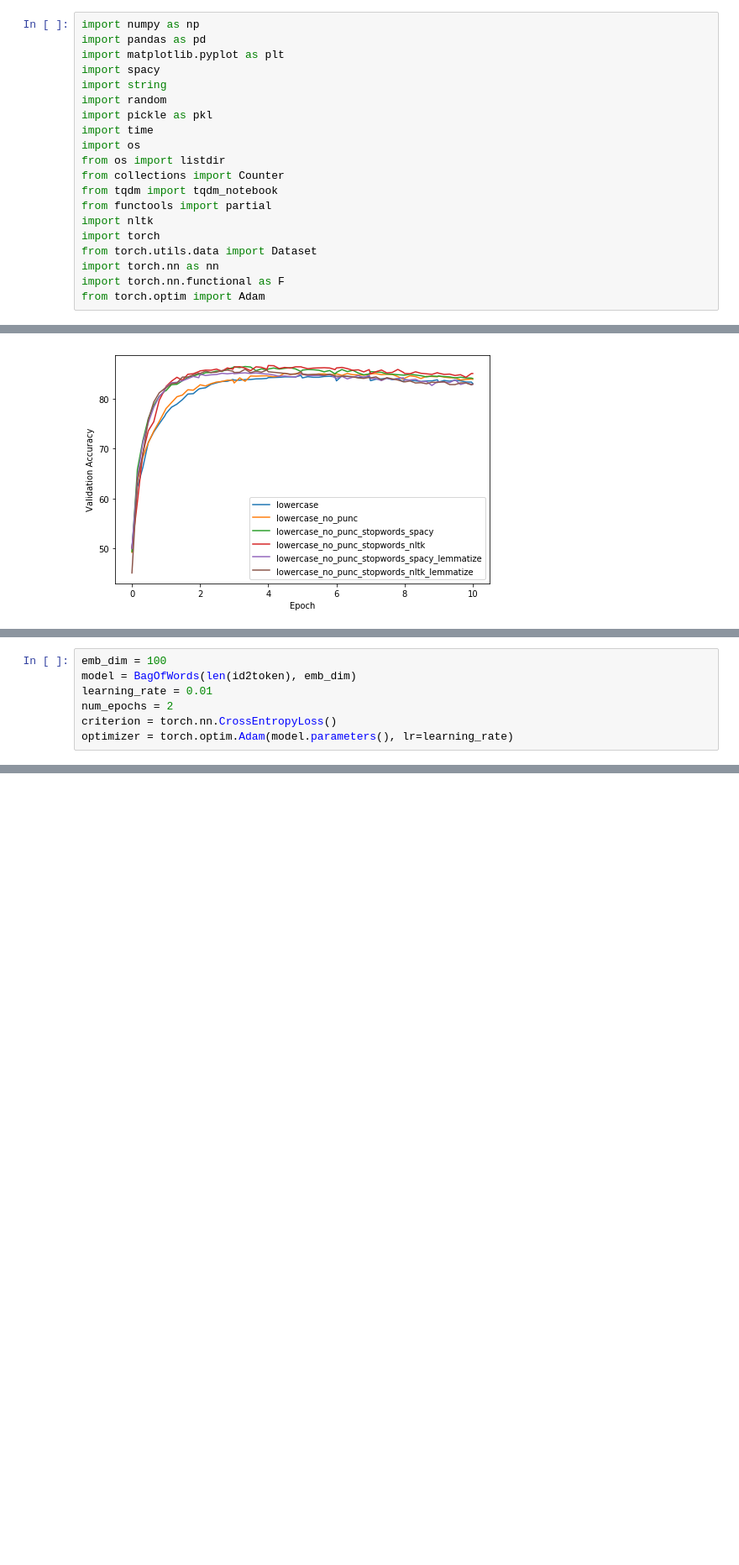
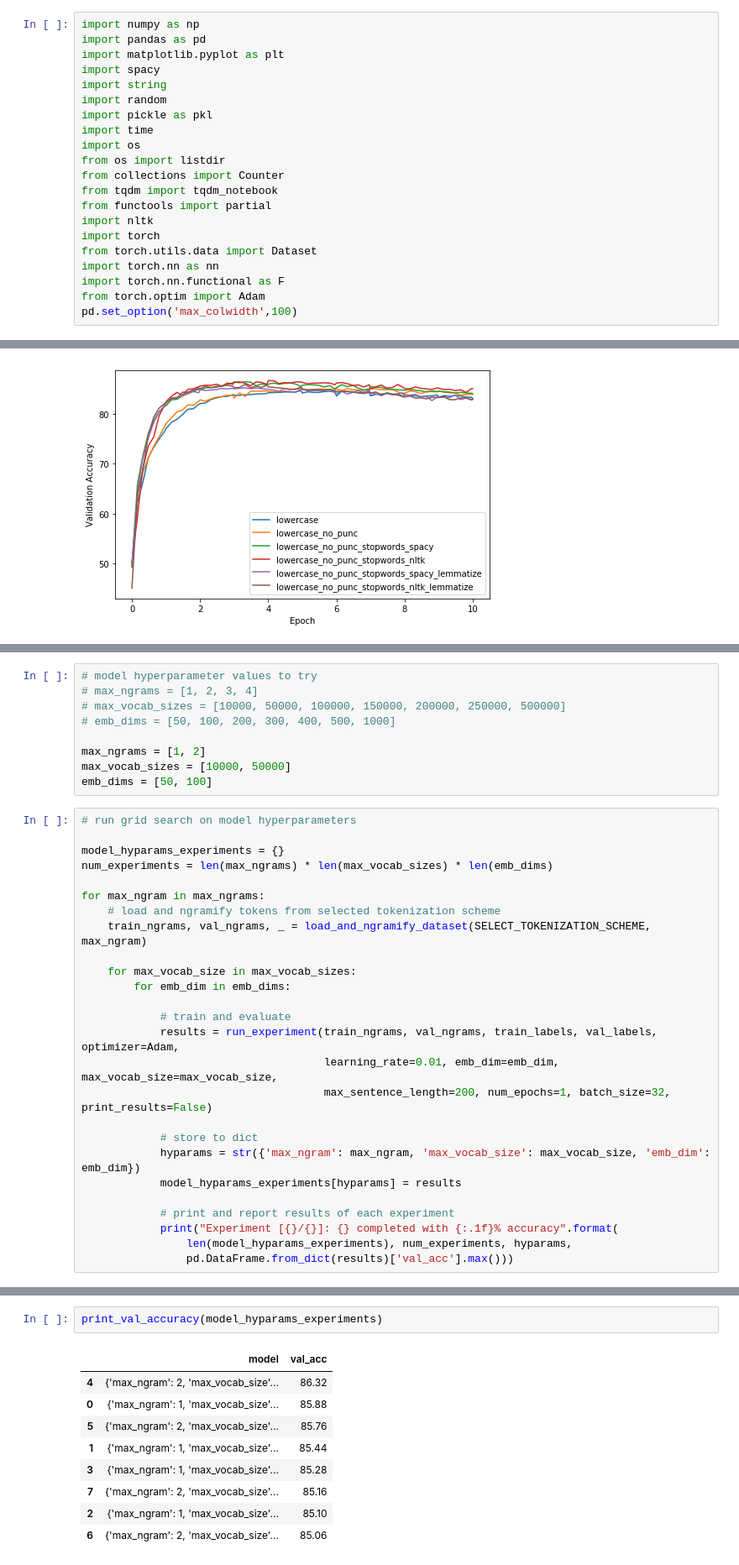
Before and after one commit to nyjgary/nlp-sentiment-analysis, a Jupyter notebook: nlp-sentiment-analysis.ipynb, the cells around one changed output, grey strips where cells are left out. Shown: that part at 84% size. Cells and saved outputs as stored; diff of their text form; blank space fills up the shorter version.

Commit message:
Set up grid search of model hyperparams (incl ngrams)

```diff
--- a/nlp-sentiment-analysis.ipynb
+++ b/nlp-sentiment-analysis.ipynb
@@ -18,6 +18,7 @@ from torch.utils.data import Dataset
 import torch.nn as nn
 import torch.nn.functional as F
 from torch.optim import Adam
+pd.set_option('max_colwidth',100)
 # %% [markdown]
 # Import and Process Data
 # %%
@@ -619,7 +600,0 @@ token2id, id2token, train_data_indices, val_data_indices, test_data_indices = ge
-# %%
-emb_dim = 100
-model = BagOfWords(len(id2token), emb_dim)
-learning_rate = 0.01
-num_epochs = 2
-criterion = torch.nn.CrossEntropyLoss()
-optimizer = torch.optim.Adam(model.parameters(), lr=learning_rate)
@@ -649,0 +615,35 @@ for epoch in range(num_epochs):
+# %%
+# model hyperparameter values to try
+# max_ngrams = [1, 2, 3, 4]
+# max_vocab_sizes = [10000, 50000, 100000, 150000, 200000, 250000, 500000]
+# emb_dims = [50, 100, 200, 300, 400, 500, 1000]
+
+max_ngrams = [1, 2]
+max_vocab_sizes = [10000, 50000]
+emb_dims = [50, 100]
+# %%
+# run grid search on model hyperparameters
+
+model_hyparams_experiments = {}
+num_experiments = len(max_ngrams) * len(max_vocab_sizes) * len(emb_dims)
+
+for max_ngram in max_ngrams:
+    # load and ngramify tokens from selected tokenization scheme
+    train_ngrams, val_ngrams, _ = load_and_ngramify_dataset(SELECT_TOKENIZATION_SCHEME, max_ngram)
+
+    for max_vocab_size in max_vocab_sizes:
+        for emb_dim in emb_dims:
+
+            # train and evaluate
+            results = run_experiment(train_ngrams, val_ngrams, train_labels, val_labels, optimizer=Adam,
+                                     learning_rate=0.01, emb_dim=emb_dim, max_vocab_size=max_vocab_size,
+                                     max_sentence_length=200, num_epochs=1, batch_size=32, print_results=False)
+
+            # store to dict
+            hyparams = str({'max_ngram': max_ngram, 'max_vocab_size': max_vocab_size, 'emb_dim': emb_dim})
+            model_hyparams_experiments[hyparams] = results
+
+            # print and report results of each experiment
+            print("Experiment [{}/{}]: {} completed with {:.1f}% accuracy".format(
+                len(model_hyparams_experiments), num_experiments, hyparams,
+                pd.DataFrame.from_dict(results)['val_acc'].max()))
@@ -649,0 +659,12 @@ for epoch in range(num_epochs):
+# %%
+print_val_accuracy(model_hyparams_experiments)
+# %% [output]
+|  | model | val_acc |
+| 4 | {'max_ngram': 2, 'max_vocab_size'... | 86.32 |
+| 0 | {'max_ngram': 1, 'max_vocab_size'... | 85.88 |
+| 5 | {'max_ngram': 2, 'max_vocab_size'... | 85.76 |
+| 1 | {'max_ngram': 1, 'max_vocab_size'... | 85.44 |
+| 3 | {'max_ngram': 1, 'max_vocab_size'... | 85.28 |
+| 7 | {'max_ngram': 2, 'max_vocab_size'... | 85.16 |
+| 2 | {'max_ngram': 1, 'max_vocab_size'... | 85.10 |
+| 6 | {'max_ngram': 2, 'max_vocab_size'... | 85.06 |
```
Also changed, not shown: parts of 13 cells of this notebook.
